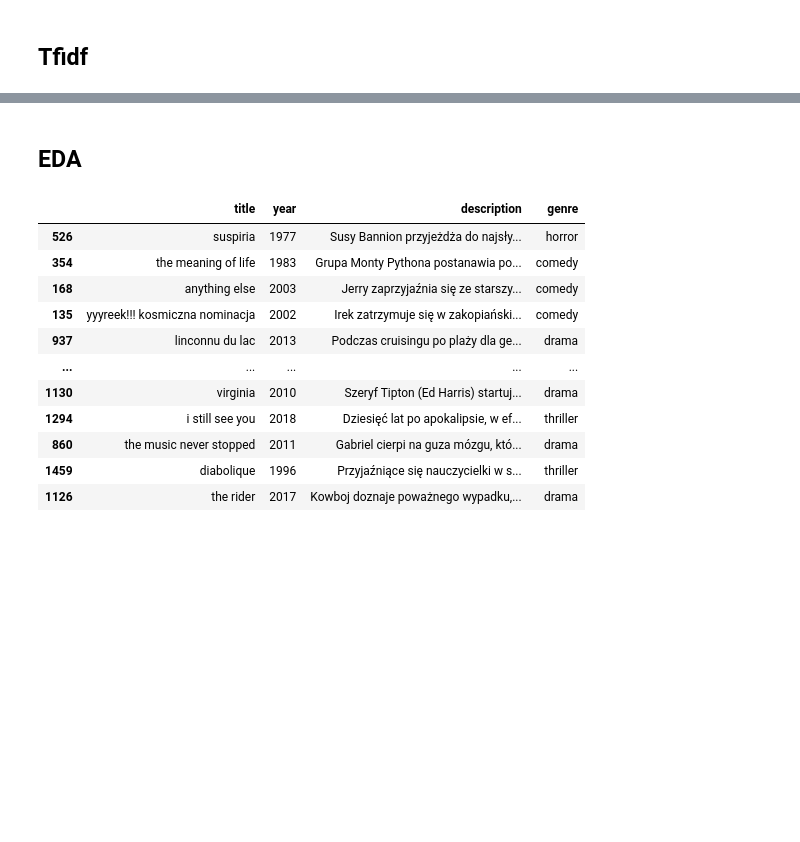
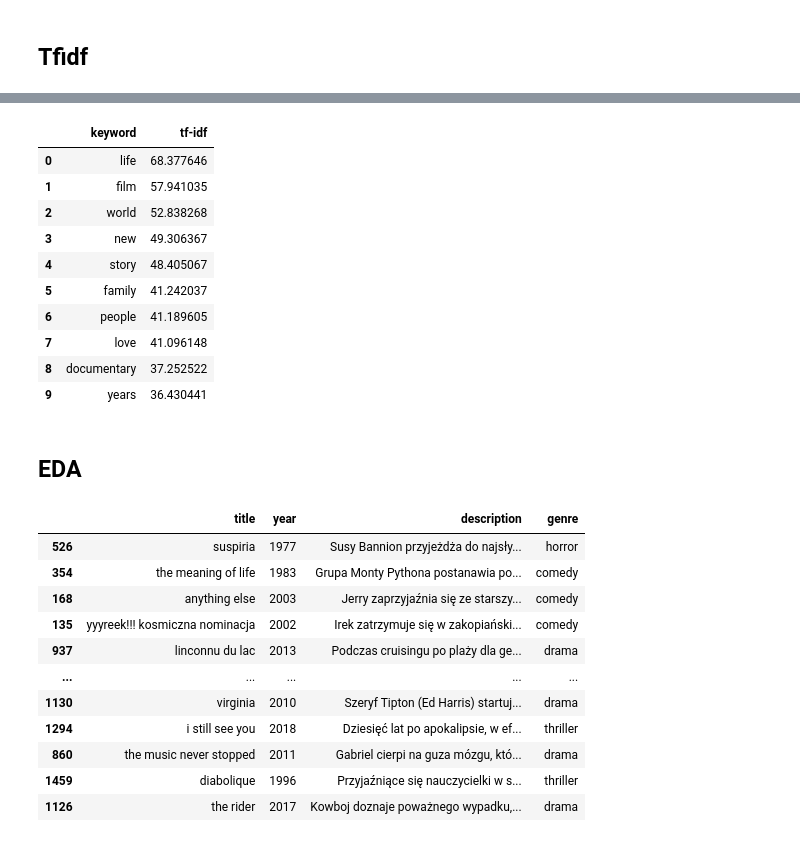
Before and after one commit to HubertRadom/Filmweb-vs-IMDB-Dashboard, a Jupyter notebook: EDA.ipynb, the cells around one changed output, grey strips where cells are left out. Drawn from its saved outputs; the diff is of its cells as text; code cells hidden in the pictures; blank space fills up the shorter version.

```diff
--- a/EDA.ipynb
+++ b/EDA.ipynb
@@ -451,3 +568,17 @@ imdb_average_tfidf.show_keywords('horror', 10, True)
+# %%
+imdb_average_tfidf.show_keywords_year('2012', 10, False)
+# %% [output]
+|  | keyword | tf-idf |
+| 0 | life | 68.377646 |
+| 1 | film | 57.941035 |
+| 2 | world | 52.838268 |
+| 3 | new | 49.306367 |
+| 4 | story | 48.405067 |
+| 5 | family | 41.242037 |
+| 6 | people | 41.189605 |
+| 7 | love | 41.096148 |
+| 8 | documentary | 37.252522 |
+| 9 | years | 36.430441 |
 # %% [markdown]
 ## EDA
 # %%
```
Also changed, not shown: parts of 20 cells of this notebook, 1 other file.
